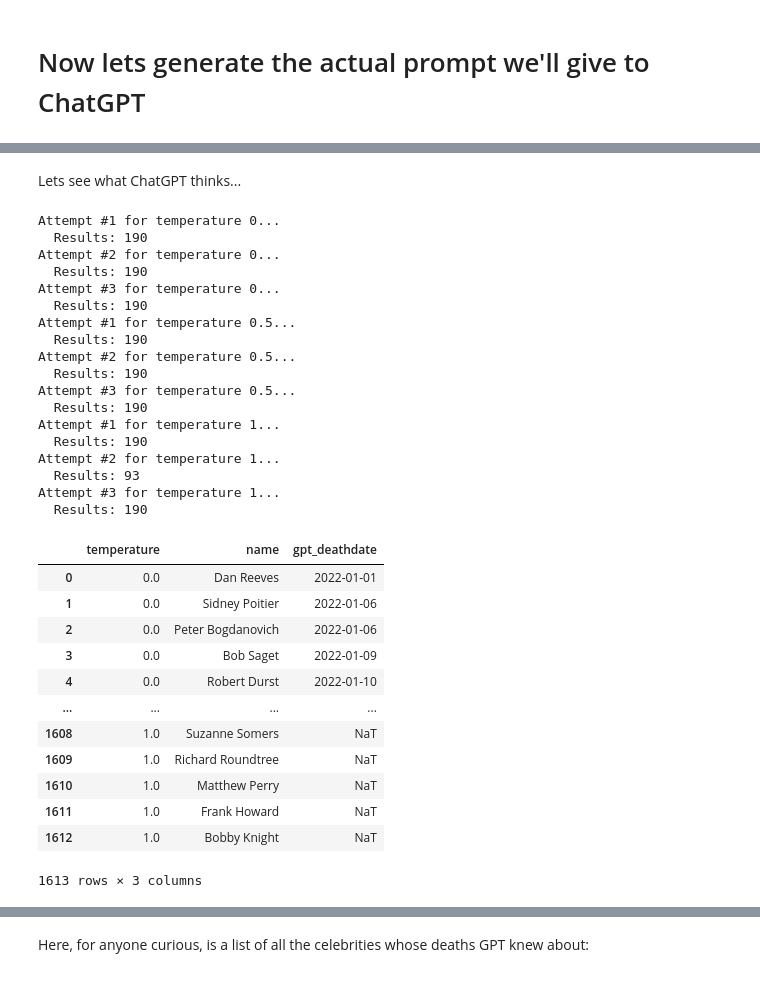
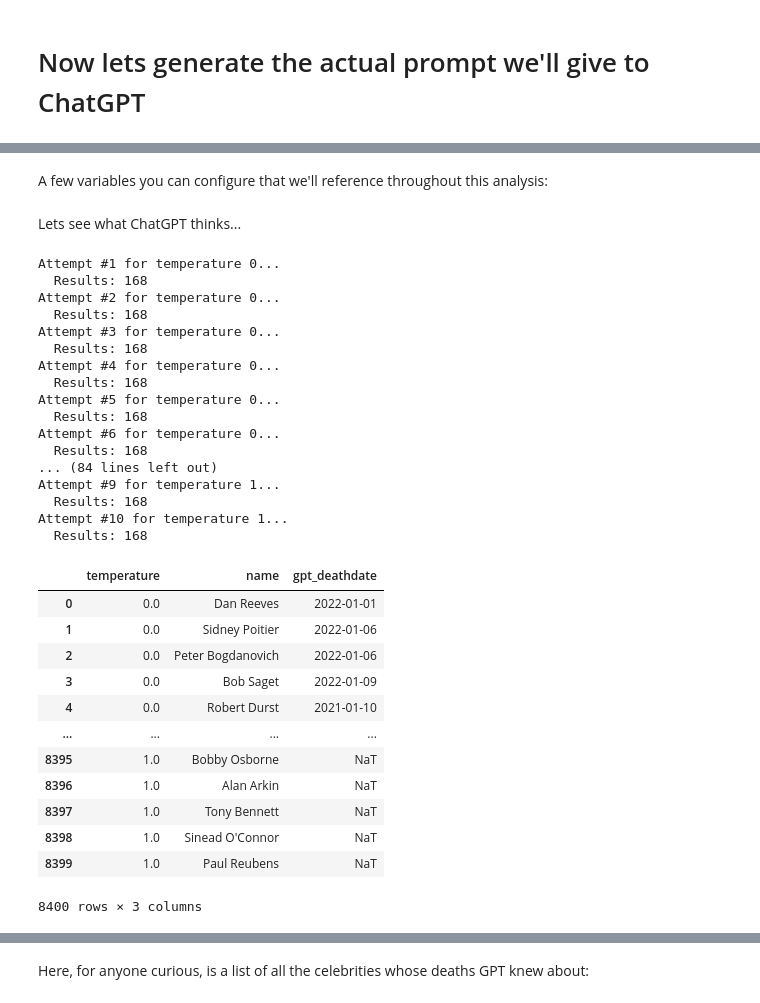
Before and after one commit to mattm/llm-knowledge-cutoff, a Jupyter notebook: LLM Knowledge Cutoff.ipynb, the cells around one changed output, grey strips where cells are left out. Drawn from its saved outputs; the diff is of its cells as text; code cells hidden in the pictures.

```diff
--- a/LLM Knowledge Cutoff.ipynb
+++ b/LLM Knowledge Cutoff.ipynb
@@ -3,13 +3,12 @@ First, we'll grab the JSON data of celebrity deaths from USA Today:
 # %%
 import pandas as pd
 
-celebrities_df = pd.read_csv('celebrity_deaths.csv', names=['name', 'birthdate', 'deathdate'], header=0)
-celebrities_df['birthdate'] = pd.to_datetime(celebrities_df['birthdate'])
-celebrities_df['deathdate'] = pd.to_datetime(celebrities_df['deathdate'])
+celebrities_df = pd.read_csv('data/celebrity_deaths.csv', header=0, parse_dates=['birthdate', 'deathdate'])
 
-# For the purposes of our analysis, we're only interested in deaths in 2022 and later
-celebrities_df = celebrities_df[celebrities_df['deathdate'] >= '2022-01-01']
-
+# GPT-4 Turbo's official knowledge cutoff is April 2023, so we'll analyze the quality of its knowledge for the 6 months prior to that.
+# We'll also include some deaths after its knowledge cutoff to test if has any knowledge of those events.
+celebrities_df = celebrities_df[(celebrities_df['deathdate'] >= '2022-01-01') & (celebrities_df['deathdate'] < '2023-08-01')]
+celebrities_df['death_year_month'] = celebrities_df['deathdate'].dt.strftime('%Y-%m')
 celebrities_df = celebrities_df.sort_values('deathdate').reset_index(drop = True)
 celebrities_df
 # %% [output]
@@ -29,9 +50,10 @@ celebrities_df
 # %% [markdown]
 # Now lets generate the actual prompt we'll give to ChatGPT
 # %%
+# Note that we include the celebrity's birthdate to avoid any issues that may arise from celebrities with common names
 prompt = (
     "Given a list of celebrity names and their birth dates, generate a JSON object containing their death dates.\n"
-    "For example, given 'Michael Jackson (1958-08-28)', you would output: { \"Michael Jackson\": \"2009-06-25\" }\n" +
+    "For example, given 'Michael Jackson (1958-08-28)', you should output: { \"Michael Jackson\": \"2009-06-25\" }\n" +
     "If the person is still alive, return a blank string for their death date.\n\n" +
     "Now, return a JSON object containing every celebrity in this list:\n\n" +
     "\n".join(f"{index + 1}. {row.name} ({row.birthdate.strftime('%Y-%m-%d')})" for index, row in enumerate(celebrities_df.itertuples()))
@@ -58,0 +81,3 @@ Now, return a JSON object containing every celebrity in this list:
+# %%
+for name in celebrities_df['name']:
+    print(name)
@@ -59,3 +102,10 @@ Now, return a JSON object containing every celebrity in this list:
+# %% [markdown]
+A few variables you can configure that we'll reference throughout this analysis:
+# %%
+model_name = 'gpt-4-1106-preview'
+official_knowledge_cutoff = '2023-04-01'
+temperatures = [0, 0.25, 0.5, 0.75, 1]
+attempts_per_temperature = 10
 # %% [markdown]
 Lets see what ChatGPT thinks...
 # %%
@@ -65,12 +115,6 @@ from openai import OpenAI
 client = OpenAI()
 
 results = []
-
-# We're going to try this several times with different temperatures to
-# minimize the impact temperture and randomness might have on the results
-
-temperatures = [0, 0.5, 1]
-attempts_per_temperature = 3
 for temperature in temperatures:
     for attempt in range(1, attempts_per_temperature + 1):
         print(f'Attempt #{attempt} for temperature {temperature}...')
@@ -81,56 +125,60 @@ for temperature in temperatures:
                     'role': 'user',
                     'content': prompt,
                 }],
-                model='gpt-4-1106-preview',
+                model=model_name,
                 temperature=temperature,
                 response_format={ 'type': 'json_object' }
             )
 
             response_json = response.choices[0].message.content
             response_dict = json.loads(response_json)
             print(f'  Results: {len(response_dict)}')
 
+            # Note that occasionally the JSON response won't include a key for some of the celebrities
+            # we inquired about. One option is to assume GPT means they are still alive, but I think it's
+            # safer just not to factor them into the analysis, since GPT's lack of a response is ambiguous.
             for name, gpt_deathdate in response_dict.items():
                 results.append({
                     'temperature': temperature,
                     'name': name,
                     'gpt_deathdate': gpt_deathdate
                 })
         except json.JSONDecodeError:
             print('  JSON parsing error; skipping')
 
 gpt_results = pd.DataFrame(results, columns=['temperature', 'name', 'gpt_deathdate'])
 gpt_results['gpt_deathdate'] = pd.to_datetime(gpt_results['gpt_deathdate'], errors='coerce')
+gpt_results.to_csv(f'output/{model_name}.csv', index=0)
+
 gpt_results
 # %% [output]
 Attempt #1 for temperature 0...
-  Results: 190
+  Results: 168
 Attempt #2 for temperature 0...
-  Results: 190
+  Results: 168
 Attempt #3 for temperature 0...
-  Results: 190
-Attempt #1 for temperature 0.5...
-  Results: 190
-Attempt #2 for temperature 0.5...
-  Results: 190
-Attempt #3 for temperature 0.5...
-  Results: 190
-Attempt #1 for temperature 1...
-  Results: 190
-Attempt #2 for temperature 1...
-  Results: 93
-Attempt #3 for temperature 1...
-  Results: 190
+  Results: 168
+Attempt #4 for temperature 0...
+  Results: 168
+Attempt #5 for temperature 0...
+  Results: 168
+Attempt #6 for temperature 0...
+  Results: 168
+... (84 lines left out)
+Attempt #9 for temperature 1...
+  Results: 168
+Attempt #10 for temperature 1...
+  Results: 168
 |  | temperature | name | gpt_deathdate |
 | 0 | 0.0 | Dan Reeves | 2022-01-01 |
 | 1 | 0.0 | Sidney Poitier | 2022-01-06 |
 | 2 | 0.0 | Peter Bogdanovich | 2022-01-06 |
 | 3 | 0.0 | Bob Saget | 2022-01-09 |
-| 4 | 0.0 | Robert Durst | 2022-01-10 |
+| 4 | 0.0 | Robert Durst | 2021-01-10 |
 | ... | ... | ... | ... |
-| 1608 | 1.0 | Suzanne Somers | NaT |
-| 1609 | 1.0 | Richard Roundtree | NaT |
-| 1610 | 1.0 | Matthew Perry | NaT |
-| 1611 | 1.0 | Frank Howard | NaT |
-| 1612 | 1.0 | Bobby Knight | NaT |
+| 8395 | 1.0 | Bobby Osborne | NaT |
+| 8396 | 1.0 | Alan Arkin | NaT |
+| 8397 | 1.0 | Tony Bennett | NaT |
+| 8398 | 1.0 | Sinead O'Connor | NaT |
+| 8399 | 1.0 | Paul Reubens | NaT |
-1613 rows × 3 columns
+8400 rows × 3 columns
```
Also changed, not shown: parts of 31 cells of this notebook, 8 other files.
